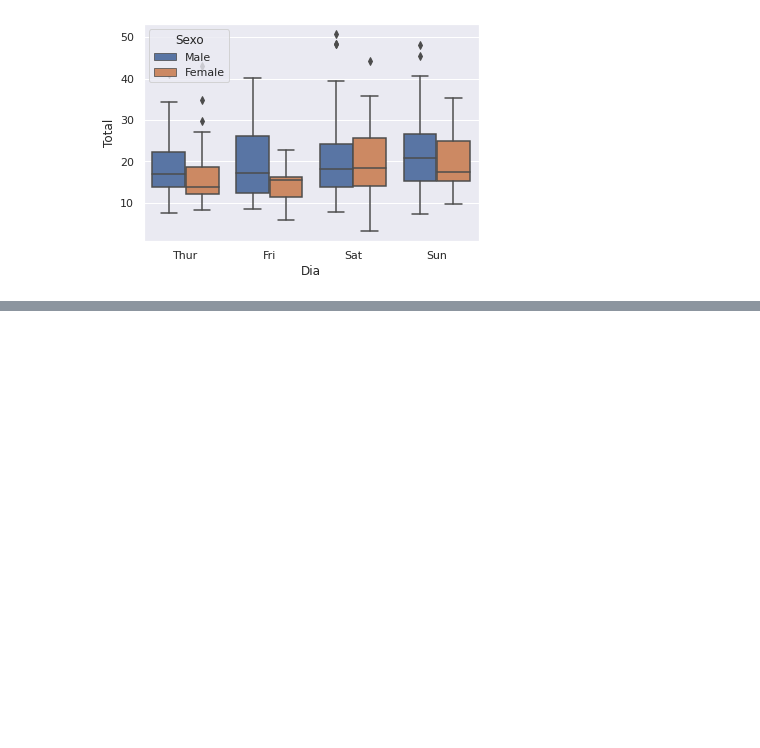
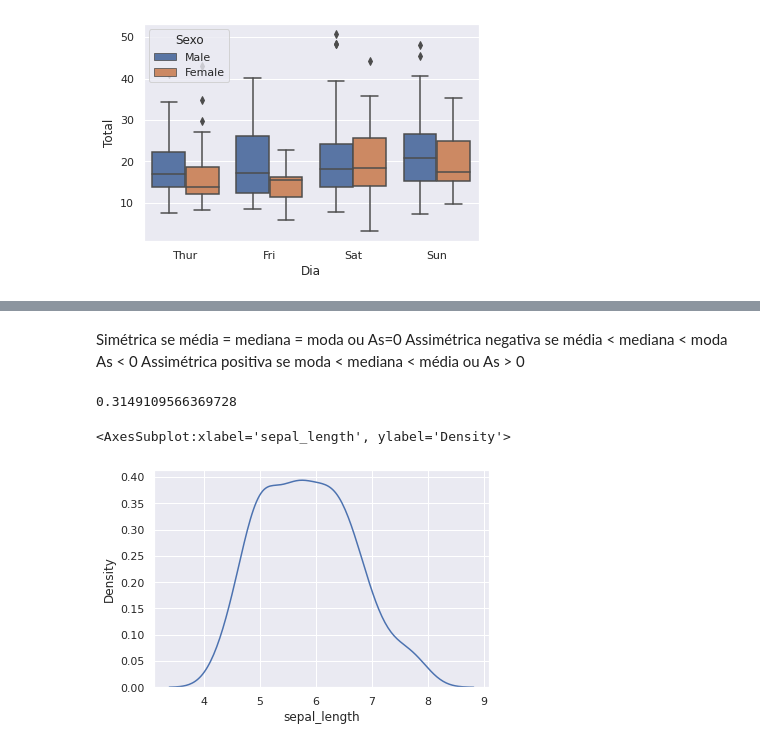
Before and after one commit to luizfernandopavanello/python_courses, a Jupyter notebook: soukAnalyticsPython/01_Programação_Python.ipynb, the cells around one changed output, grey strips where cells are left out. Cells and saved outputs as stored; diff of their text form; code cells hidden in the pictures; blank space fills up the shorter version.

```diff
--- a/soukAnalyticsPython/01_Programação_Python.ipynb
+++ b/soukAnalyticsPython/01_Programação_Python.ipynb
@@ -1006,0 +1137,13 @@ sns.boxplot( data=Base_Dados, x='Dia', y='Total', hue='Sexo')
+# %% [markdown]
+Simétrica se média = mediana = moda ou As=0
+Assimétrica negativa se média < mediana < moda As < 0
+Assimétrica positiva se moda < mediana < média ou As > 0
+# %%
+Base_Dados['sepal_length'].skew()
+# %% [output]
+0.3149109566369728
+# %%
+sns.kdeplot(Base_Dados['sepal_length'])
+# %% [output]
+<AxesSubplot:xlabel='sepal_length', ylabel='Density'>
+[figure, added]
```
Also changed, not shown: parts of 36 cells of this notebook.
